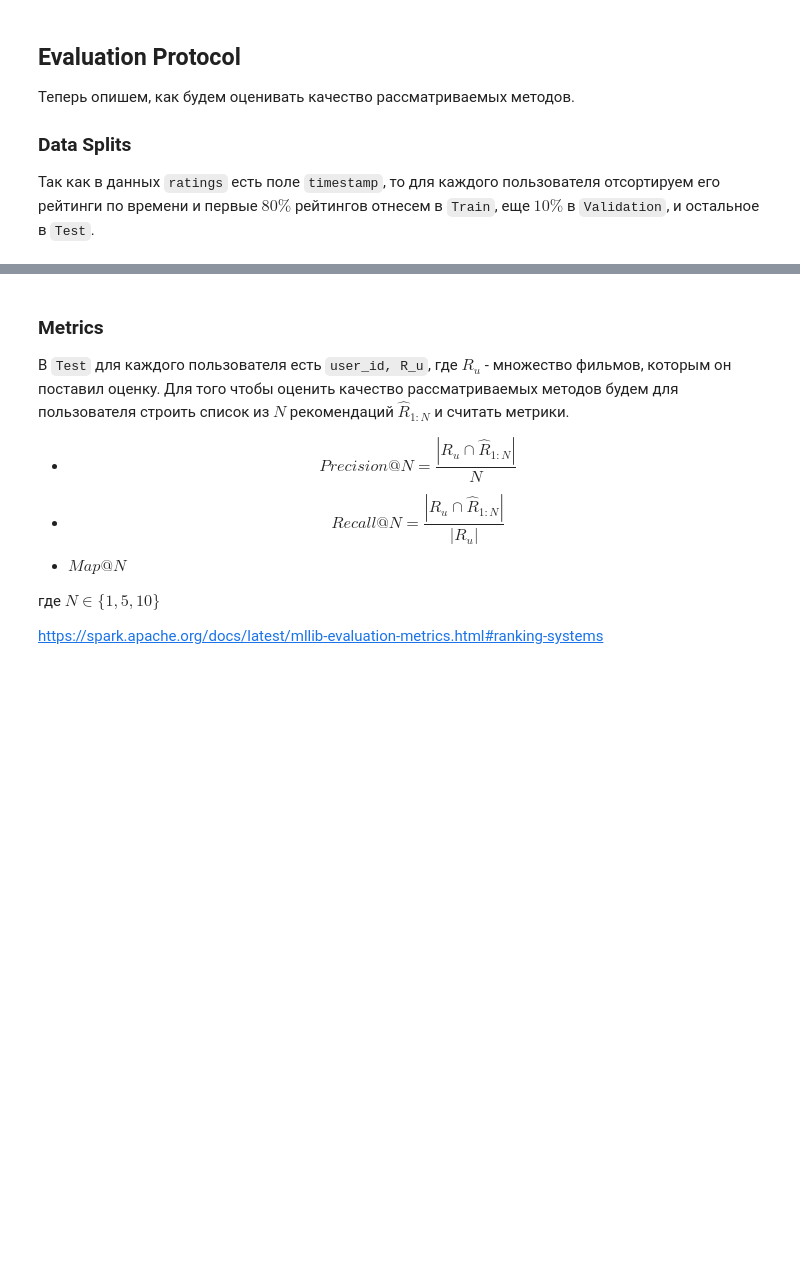
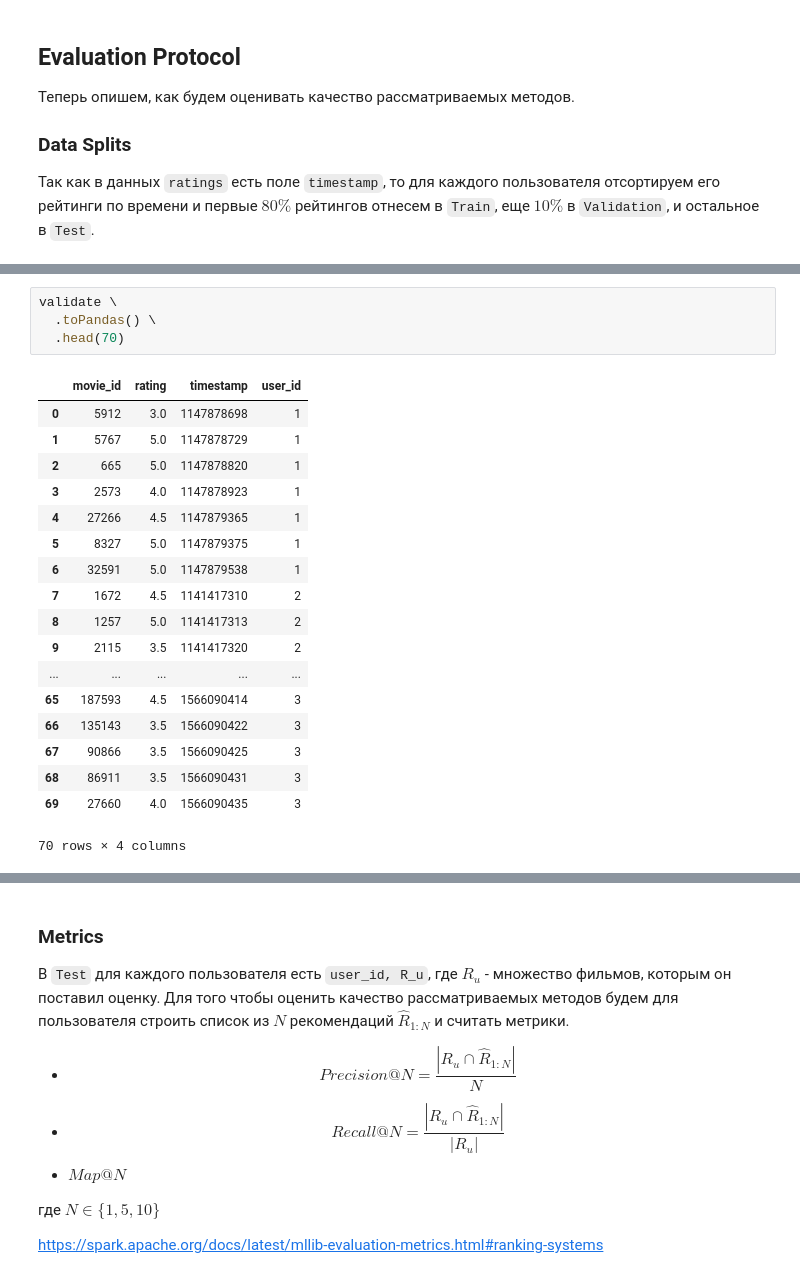
Before and after one commit to maxkvant/MLBD, a Jupyter notebook: spark_sql/notebooks/spark_sql_examples.ipynb, the cells around one changed output, grey strips where cells are left out. Saved outputs shown, nothing was run; the diff lists cells and outputs as text; blank space fills up the shorter version.

```diff
--- a/spark_sql/notebooks/spark_sql_examples.ipynb
+++ b/spark_sql/notebooks/spark_sql_examples.ipynb
@@ -514,0 +589,23 @@ $$U(u) = \left\{ u' \in U \mid sim(u, u') > \alpha \right\},$$
+# %%
+validate \
+  .toPandas() \
+  .head(70)
+# %% [output]
+|  | movie_id | rating | timestamp | user_id |
+| 0 | 5912 | 3.0 | 1147878698 | 1 |
+| 1 | 5767 | 5.0 | 1147878729 | 1 |
+| 2 | 665 | 5.0 | 1147878820 | 1 |
+| 3 | 2573 | 4.0 | 1147878923 | 1 |
+| 4 | 27266 | 4.5 | 1147879365 | 1 |
+| 5 | 8327 | 5.0 | 1147879375 | 1 |
+| 6 | 32591 | 5.0 | 1147879538 | 1 |
+| 7 | 1672 | 4.5 | 1141417310 | 2 |
+| 8 | 1257 | 5.0 | 1141417313 | 2 |
+| 9 | 2115 | 3.5 | 1141417320 | 2 |
+| ... | ... | ... | ... | ... |
+| 65 | 187593 | 4.5 | 1566090414 | 3 |
+| 66 | 135143 | 3.5 | 1566090422 | 3 |
+| 67 | 90866 | 3.5 | 1566090425 | 3 |
+| 68 | 86911 | 3.5 | 1566090431 | 3 |
+| 69 | 27660 | 4.0 | 1566090435 | 3 |
+70 rows × 4 columns
```
Also changed, not shown: parts of 11 cells of this notebook.
